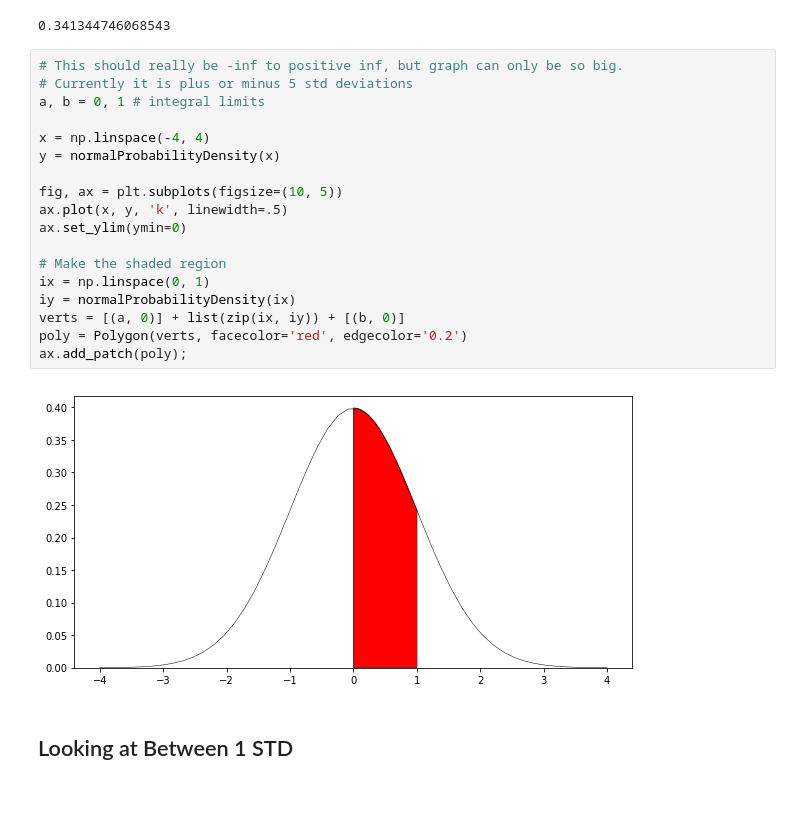
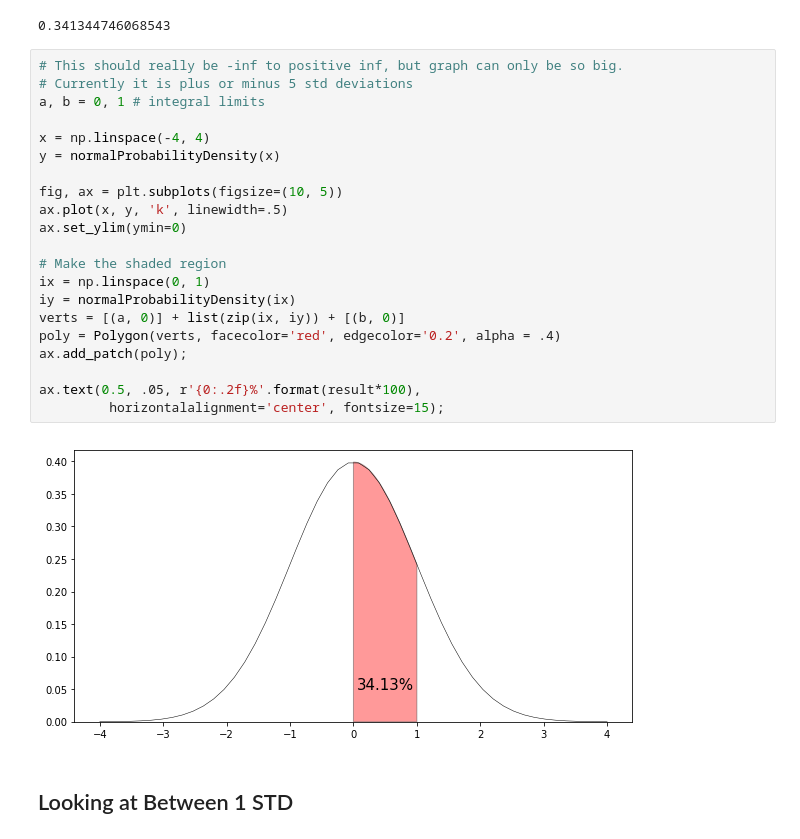
Before and after one commit to mGalarnyk/Python_Tutorials, a Jupyter notebook: Statistics/normal_Distribution_Area_Under_Curve.ipynb, the cells around one changed output. Drawn from its saved outputs; the diff is of its cells as text; blank space fills up the shorter version.

```diff
--- a/Statistics/normal_Distribution_Area_Under_Curve.ipynb
+++ b/Statistics/normal_Distribution_Area_Under_Curve.ipynb
@@ -86,23 +91,26 @@ result
 # %%
 # This should really be -inf to positive inf, but graph can only be so big.
 # Currently it is plus or minus 5 std deviations
 a, b = 0, 1 # integral limits
 
 x = np.linspace(-4, 4)
 y = normalProbabilityDensity(x)
 
 fig, ax = plt.subplots(figsize=(10, 5))
 ax.plot(x, y, 'k', linewidth=.5)
 ax.set_ylim(ymin=0)
 
 # Make the shaded region
 ix = np.linspace(0, 1)
 iy = normalProbabilityDensity(ix)
 verts = [(a, 0)] + list(zip(ix, iy)) + [(b, 0)]
-poly = Polygon(verts, facecolor='red', edgecolor='0.2')
+poly = Polygon(verts, facecolor='red', edgecolor='0.2', alpha = .4)
 ax.add_patch(poly);
+
+ax.text(0.5, .05, r'{0:.2f}%'.format(result*100),
+         horizontalalignment='center', fontsize=15);
 # %% [output]
-[figure, old version]
+[figure, new version]
 # %% [markdown]
 ## Looking at Between 1 STD
 # %%
```
Also changed, not shown: parts of 53 cells of this notebook.
